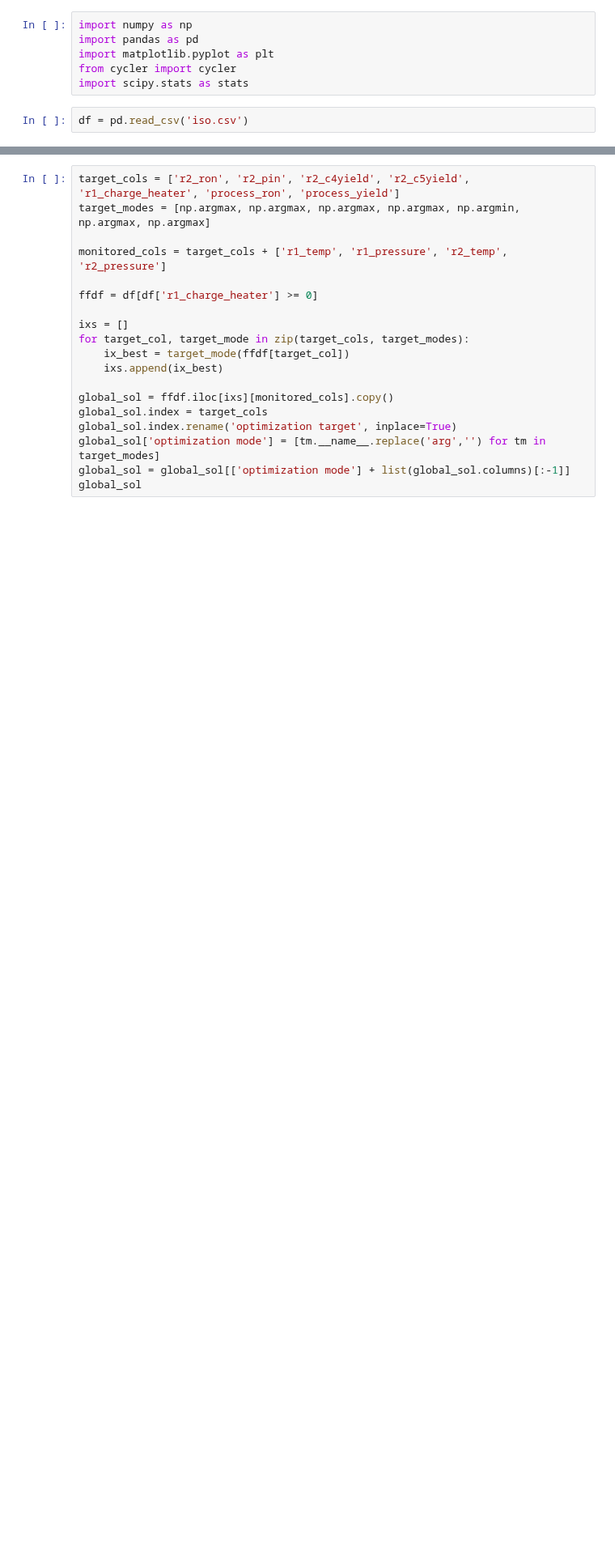
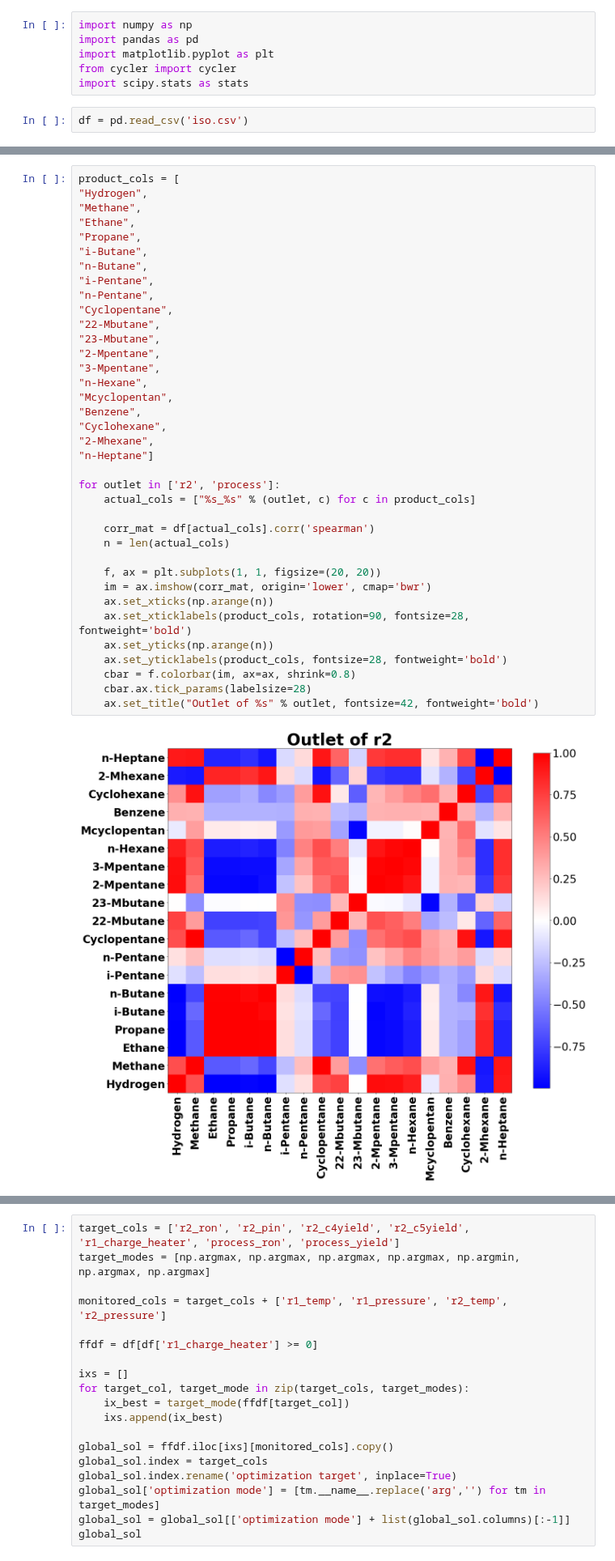
Before and after one commit to KISRDevelopment/iso-exploration, a Jupyter notebook: global_optima.ipynb, the cells around one changed output, grey strips where cells are left out. Shown at 81% size. Drawn from its saved outputs; the diff is of its cells as text; blank space fills up the shorter version.

Commit message:
visualize global data

```diff
--- a/global_optima.ipynb
+++ b/global_optima.ipynb
@@ -8,0 +11,39 @@ df = pd.read_csv('iso.csv')
+# %%
+product_cols = [
+"Hydrogen",
+"Methane",
+"Ethane",
+"Propane",
+"i-Butane",
+"n-Butane",
+"i-Pentane",
+"n-Pentane",
+"Cyclopentane",
+"22-Mbutane",
+"23-Mbutane",
+"2-Mpentane",
+"3-Mpentane",
+"n-Hexane",
+"Mcyclopentan",
+"Benzene",
+"Cyclohexane",
+"2-Mhexane",
+"n-Heptane"]
+
+for outlet in ['r2', 'process']:
+    actual_cols = ["%s_%s" % (outlet, c) for c in product_cols]
+
+    corr_mat = df[actual_cols].corr('spearman')
+    n = len(actual_cols)
+
+    f, ax = plt.subplots(1, 1, figsize=(20, 20))
+    im = ax.imshow(corr_mat, origin='lower', cmap='bwr')
+    ax.set_xticks(np.arange(n))
+    ax.set_xticklabels(product_cols, rotation=90, fontsize=28, fontweight='bold')
+    ax.set_yticks(np.arange(n))
+    ax.set_yticklabels(product_cols, fontsize=28, fontweight='bold')
+    cbar = f.colorbar(im, ax=ax, shrink=0.8)
+    cbar.ax.tick_params(labelsize=28)
+    ax.set_title("Outlet of %s" % outlet, fontsize=42, fontweight='bold')
+# %% [output]
+[figure, added]
```
Also changed, not shown: parts of 10 cells of this notebook.
